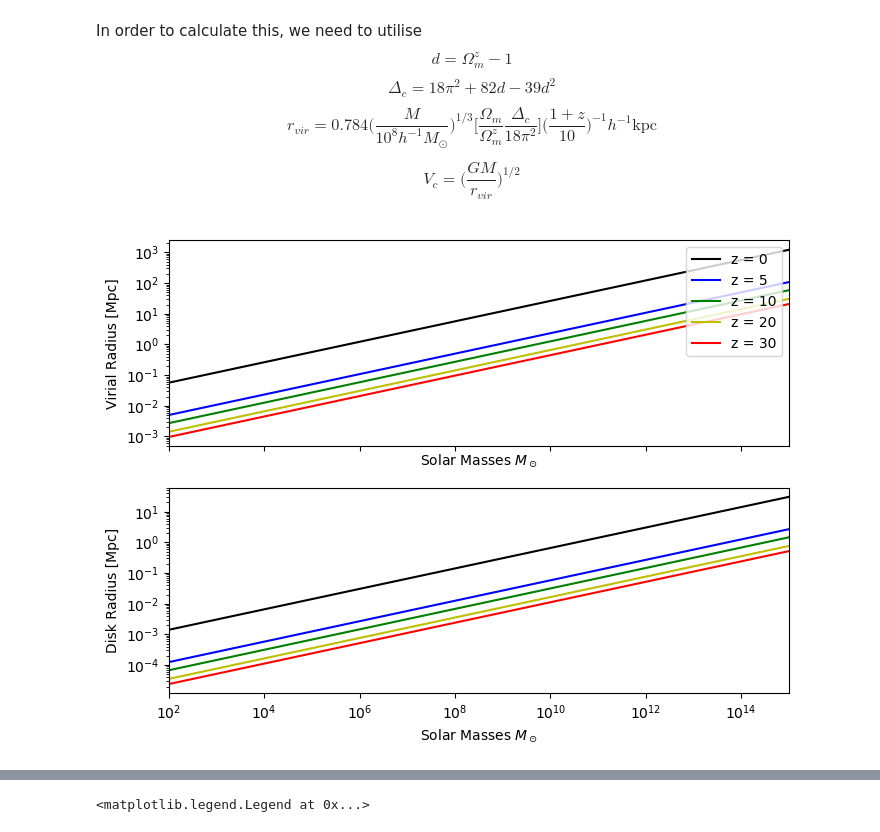
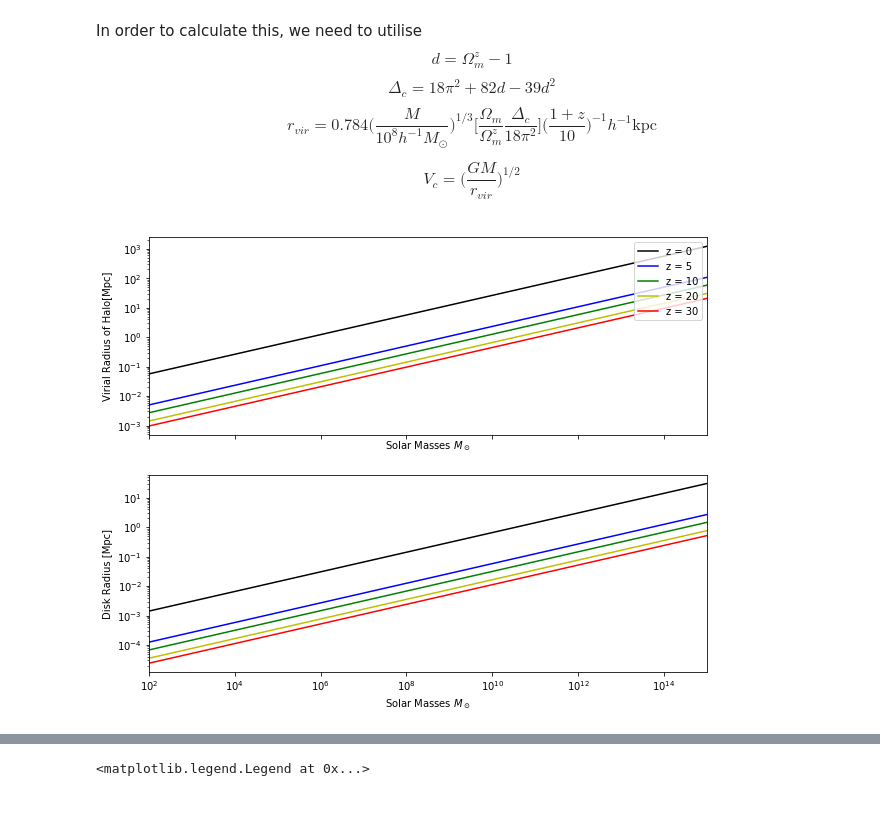
Before and after one commit to mdezylva/cosmology, a Jupyter notebook: Cosmology Assignment.ipynb, the cells around one changed output, grey strips where cells are left out. Saved outputs shown, nothing was run; the diff lists cells and outputs as text; code cells hidden in the pictures.

```diff
--- a/Cosmology Assignment.ipynb
+++ b/Cosmology Assignment.ipynb
@@ -269,33 +271,33 @@ vir_r_z10 = [vir_r(em,10) for em in m]
 vir_r_z20 = [vir_r(em,20) for em in m]
 vir_r_z30 = [vir_r(em,30) for em in m]
 
 disk_r_z0 = [r/40. for r in vir_r_z0]
 disk_r_z5 = [r/40. for r in vir_r_z5]
 disk_r_z10 = [r/40. for r in vir_r_z10]
 disk_r_z20 = [r/40. for r in vir_r_z20]
 disk_r_z30 = [r/40. for r in vir_r_z30]
 
 
-fig, (ax1, ax2) = plt.subplots(2,1,figsize= (8,6),sharex=True)
+fig, (ax1, ax2) = plt.subplots(2,1,figsize= (10,8),sharex=True)
 ax1.semilogx(m,vir_r_z0,'k-',label='z = 0')
 ax1.semilogx(m,vir_r_z5,'b-',label='z = 5')
 ax1.semilogx(m,vir_r_z10,'g-',label='z = 10')
 ax1.semilogx(m,vir_r_z20,'y-',label='z = 20')
 ax1.semilogx(m,vir_r_z30,'r-',label='z = 30')
 ax1.set_yscale("log")
 ax1.legend(loc = 'upper right')
 ax1.set_xlabel('Solar Masses $M_\odot$')
-ax1.set_ylabel('Virial Radius [Mpc]')
+ax1.set_ylabel('Virial Radius of Halo[Mpc]')
 ax1.margins(x=0)
 
 ax2.semilogx(m,disk_r_z0,'k-',label='z = 0')
 ax2.semilogx(m,disk_r_z5,'b-',label='z = 5')
 ax2.semilogx(m,disk_r_z10,'g-',label='z = 10')
 ax2.semilogx(m,disk_r_z20,'y-',label='z = 20')
 ax2.semilogx(m,disk_r_z30,'r-',label='z = 30')
 ax2.set_yscale("log")
 ax2.set_xlabel('Solar Masses $M_\odot$')
 ax2.set_ylabel('Disk Radius [Mpc]')
 ax2.margins(x=0)
 # %% [output]
-[figure, old version]
+[figure, new version]
```
Also changed, not shown: parts of 8 cells of this notebook.
